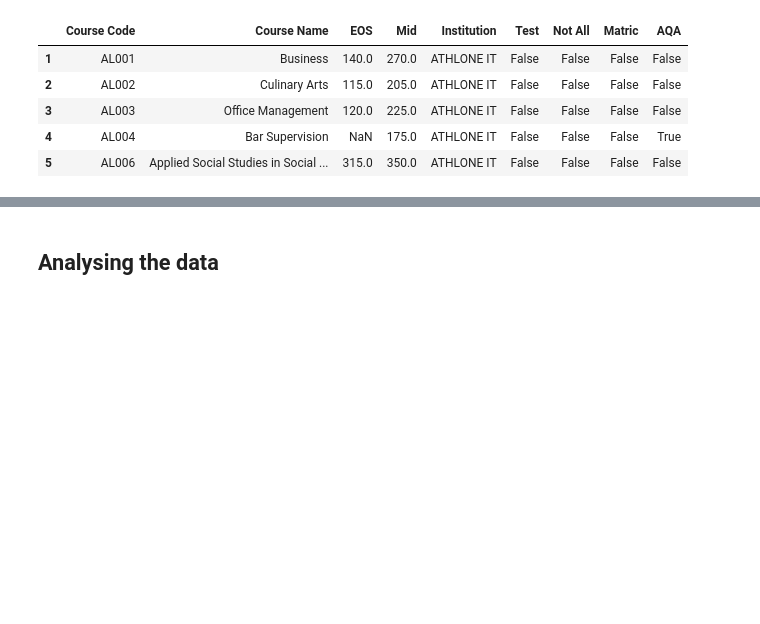
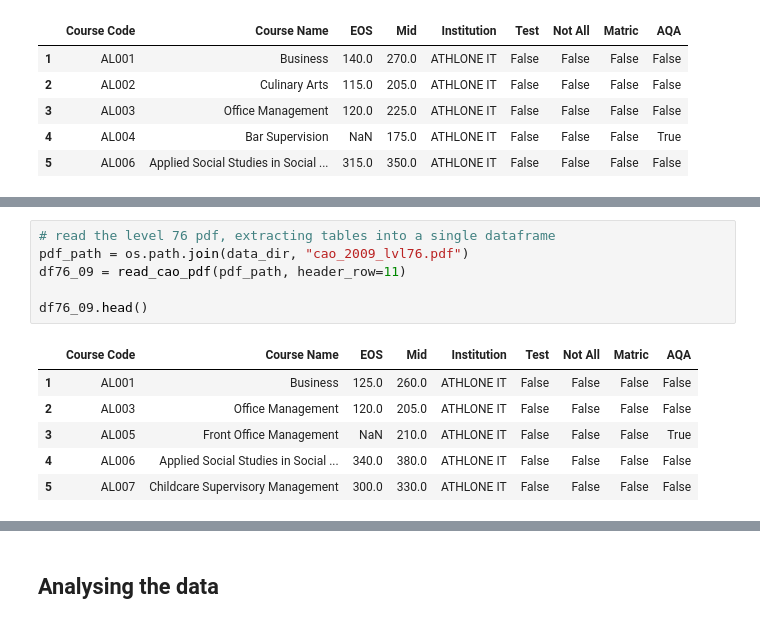
Before and after one commit to fod/fundamentals-data-analysis, a Jupyter notebook: cao.ipynb, the cells around one changed output, grey strips where cells are left out. Drawn from its saved outputs; the diff is of its cells as text; blank space fills up the shorter version.

```diff
--- a/cao.ipynb
+++ b/cao.ipynb
@@ -662,0 +683,13 @@ df76_10.head()
+# %%
+# read the level 76 pdf, extracting tables into a single dataframe
+pdf_path = os.path.join(data_dir, "cao_2009_lvl76.pdf")
+df76_09 = read_cao_pdf(pdf_path, header_row=11)
+
+df76_09.head()
+# %% [output]
+|  | Course Code | Course Name | EOS | Mid | Institution | Test | Not All | Matric | AQA |
+| 1 | AL001 | Business | 125.0 | 260.0 | ATHLONE IT | False | False | False | False |
+| 2 | AL003 | Office Management | 120.0 | 205.0 | ATHLONE IT | False | False | False | False |
+| 3 | AL005 | Front Office Management | NaN | 210.0 | ATHLONE IT | False | False | False | True |
+| 4 | AL006 | Applied Social Studies in Social ... | 340.0 | 380.0 | ATHLONE IT | False | False | False | False |
+| 5 | AL007 | Childcare Supervisory Management | 300.0 | 330.0 | ATHLONE IT | False | False | False | False |
```
Also changed, not shown: parts of 12 cells of this notebook.
